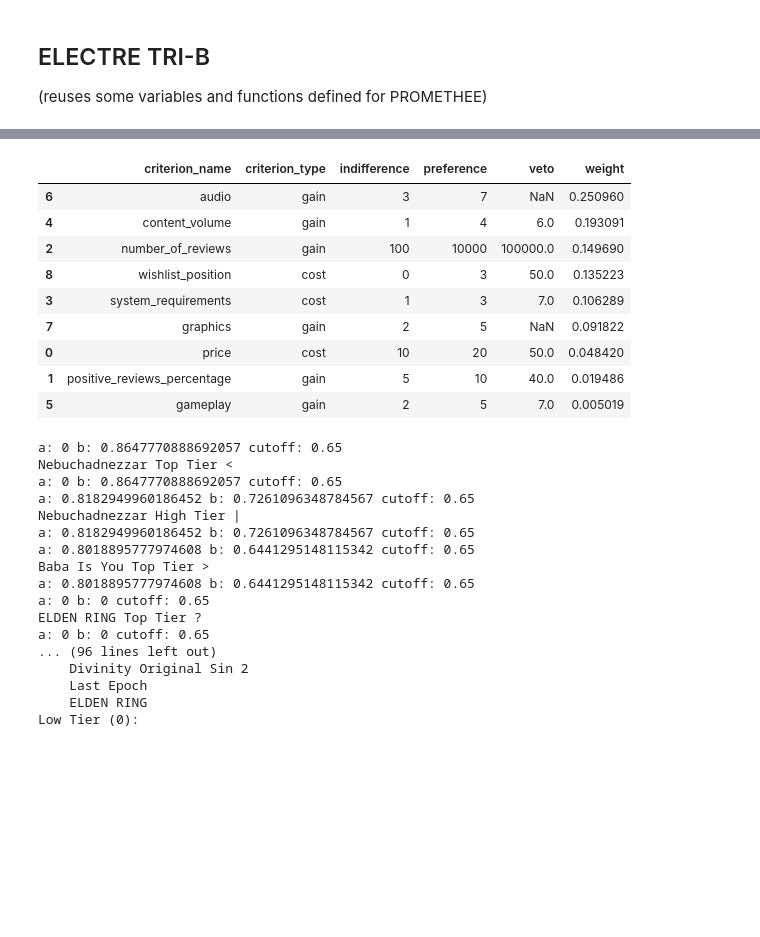
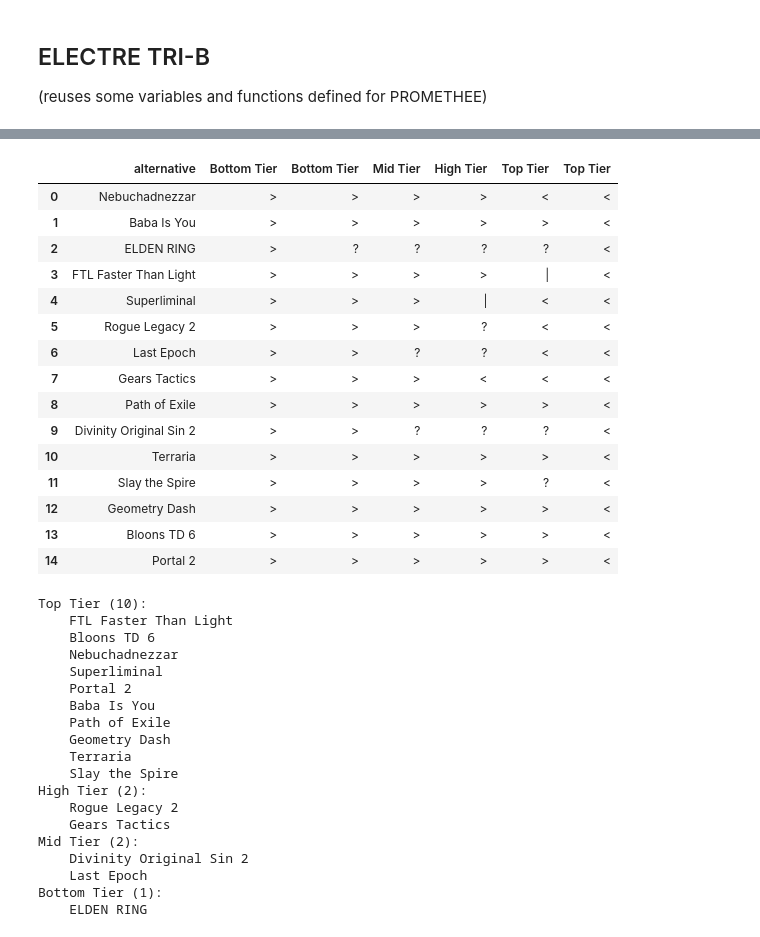
Before and after one commit to Garbarkozaurus/put-DA-project1, a Jupyter notebook: promethee_notebook.ipynb, the cells around one changed output, grey strips where cells are left out. Drawn from its saved outputs; the diff is of its cells as text; code cells hidden in the pictures; blank space fills up the shorter version.

Commit message:
Last notebook changes
Tweaked the etrib classes once more (split Bottom Tier into two
boundaries for more varied results). Added an alternative sorting when
all weights except the price are low.

```diff
--- a/promethee_notebook.ipynb
+++ b/promethee_notebook.ipynb
@@ -457,4 +458,5 @@ stack = [
     None,
     criteria.loc[criteria['criterion_name'] == 'audio'].iloc[0],
 ]
-criteria = SRF(stack, 50)
+criteria = SRF(stack, 8)
+criteria[['criterion_name', 'weight']]
@@ -506,6 +517,12 @@ def assign_opt(a: pd.Series, classes: pd.DataFrame, criteria: pd.DataFrame, cuto
         if crisp_outranking(a, b, criteria) in '<':
             return b
     return classes.iloc[1]
+# %%
+def crisp_outranking_matrix(alternatives: pd.DataFrame, classes: pd.DataFrame, criteria: pd.DataFrame, cutoff=0.65) -> pd.DataFrame:
+    matrix = pd.DataFrame(columns=['alternative'] + list(classes['title'][::-1]))
+    for _, a in alternatives.iterrows():
+        matrix.loc[len(matrix)] = [a['title']] + [crisp_outranking(a, b, criteria) for _, b in classes[::-1].iterrows()]
+    return matrix
 # %%
 # Run Electre TRI-B.
 # Returns a dictionary that maps class titles to sets of assigned alternatives' titles
@@ -517,42 +534,50 @@ def ELECTRE_TRIB_sort(alternatives: pd.DataFrame, classes: pd.DataFrame, criteri
         b = assign_func(a, classes, criteria, cutoff)
         ret[b['title']].add(a['title'])
     return ret
-# %%
-criteria
-# %% [output]
-|  | criterion_name | criterion_type | indifference | preference | veto | weight |
-| 6 | audio | gain | 3 | 7 | NaN | 0.250960 |
-| 4 | content_volume | gain | 1 | 4 | 6.0 | 0.193091 |
-| 2 | number_of_reviews | gain | 100 | 10000 | 100000.0 | 0.149690 |
-| 8 | wishlist_position | cost | 0 | 3 | 50.0 | 0.135223 |
-| 3 | system_requirements | cost | 1 | 3 | 7.0 | 0.106289 |
-| 7 | graphics | gain | 2 | 5 | NaN | 0.091822 |
-| 0 | price | cost | 10 | 20 | 50.0 | 0.048420 |
-| 1 | positive_reviews_percentage | gain | 5 | 10 | 40.0 | 0.019486 |
-| 5 | gameplay | gain | 2 | 5 | 7.0 | 0.005019 |
+# %%
+crisp_outranking_matrix(alternatives, classes, criteria)
+# %% [output]
+|  | alternative | Bottom Tier | Bottom Tier | Mid Tier | High Tier | Top Tier | Top Tier |
+| 0 | Nebuchadnezzar | > | > | > | > | < | < |
+| 1 | Baba Is You | > | > | > | > | > | < |
+| 2 | ELDEN RING | > | ? | ? | ? | ? | < |
+| 3 | FTL Faster Than Light | > | > | > | > | | | < |
+| 4 | Superliminal | > | > | > | | | < | < |
+| 5 | Rogue Legacy 2 | > | > | > | ? | < | < |
+| 6 | Last Epoch | > | > | ? | ? | < | < |
+| 7 | Gears Tactics | > | > | > | < | < | < |
+| 8 | Path of Exile | > | > | > | > | > | < |
+| 9 | Divinity Original Sin 2 | > | > | ? | ? | ? | < |
+| 10 | Terraria | > | > | > | > | > | < |
+| 11 | Slay the Spire | > | > | > | > | ? | < |
+| 12 | Geometry Dash | > | > | > | > | > | < |
+| 13 | Bloons TD 6 | > | > | > | > | > | < |
+| 14 | Portal 2 | > | > | > | > | > | < |
 # %%
 for group, members in ELECTRE_TRIB_sort(alternatives, classes, criteria, assign_pes).items():
     print(f'{group} ({len(members)}):')
     for a in members:
         print(f'    {a}')
 # %% [output]
-a: 0 b: 0.8647770888692057 cutoff: 0.65
-Nebuchadnezzar Top Tier <
-a: 0 b: 0.8647770888692057 cutoff: 0.65
-a: 0.8182949960186452 b: 0.7261096348784567 cutoff: 0.65
-Nebuchadnezzar High Tier |
-a: 0.8182949960186452 b: 0.7261096348784567 cutoff: 0.65
-a: 0.8018895777974608 b: 0.6441295148115342 cutoff: 0.65
-Baba Is You Top Tier >
-a: 0.8018895777974608 b: 0.6441295148115342 cutoff: 0.65
-a: 0 b: 0 cutoff: 0.65
-ELDEN RING Top Tier ?
-a: 0 b: 0 cutoff: 0.65
-... (96 lines left out)
+Top Tier (10):
+    FTL Faster Than Light
+    Bloons TD 6
+    Nebuchadnezzar
+    Superliminal
+    Portal 2
+    Baba Is You
+    Path of Exile
+    Geometry Dash
+    Terraria
+    Slay the Spire
+High Tier (2):
+    Rogue Legacy 2
+    Gears Tactics
+Mid Tier (2):
     Divinity Original Sin 2
     Last Epoch
+Bottom Tier (1):
     ELDEN RING
-Low Tier (0):
 # %%
 for group, members in ELECTRE_TRIB_sort(alternatives, classes, criteria, assign_opt).items():
     print(f'{group} ({len(members)}):')
```
Also changed, not shown: parts of 11 cells of this notebook, 1 other file.
